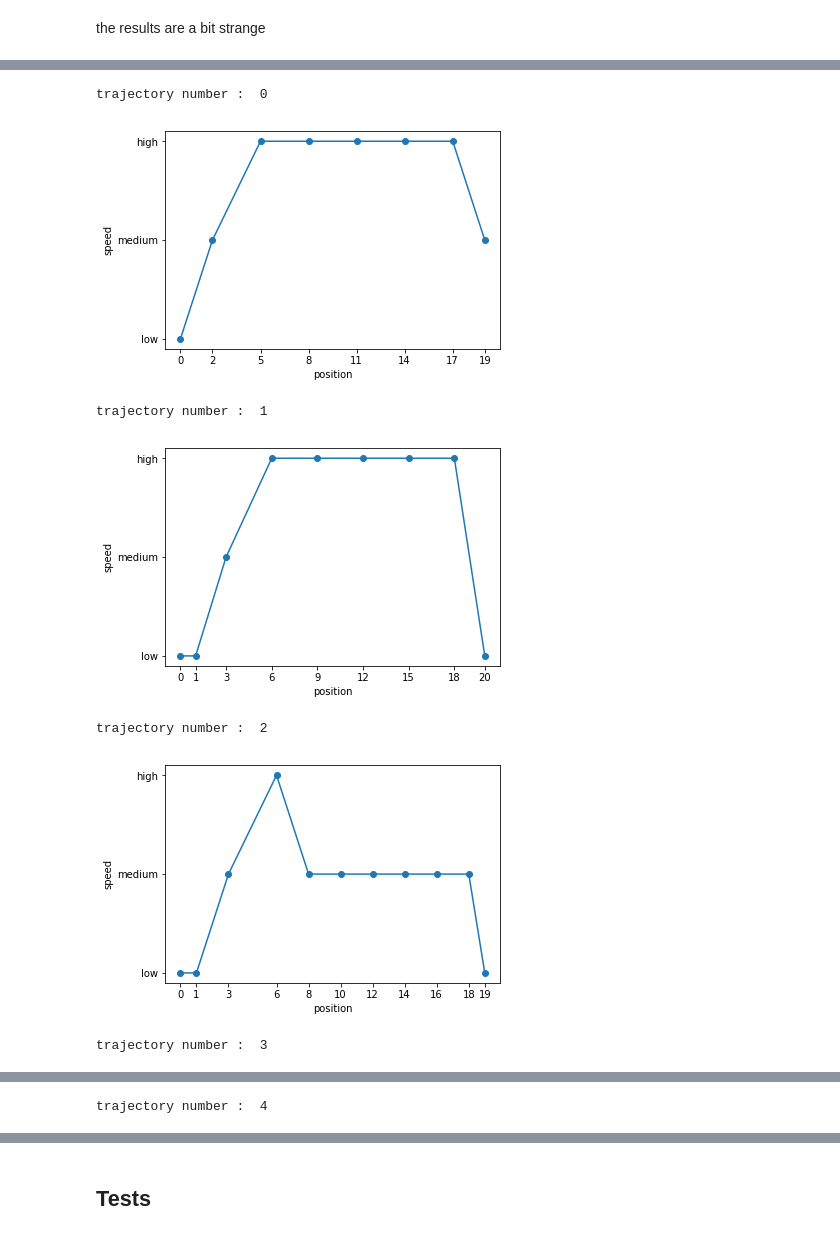
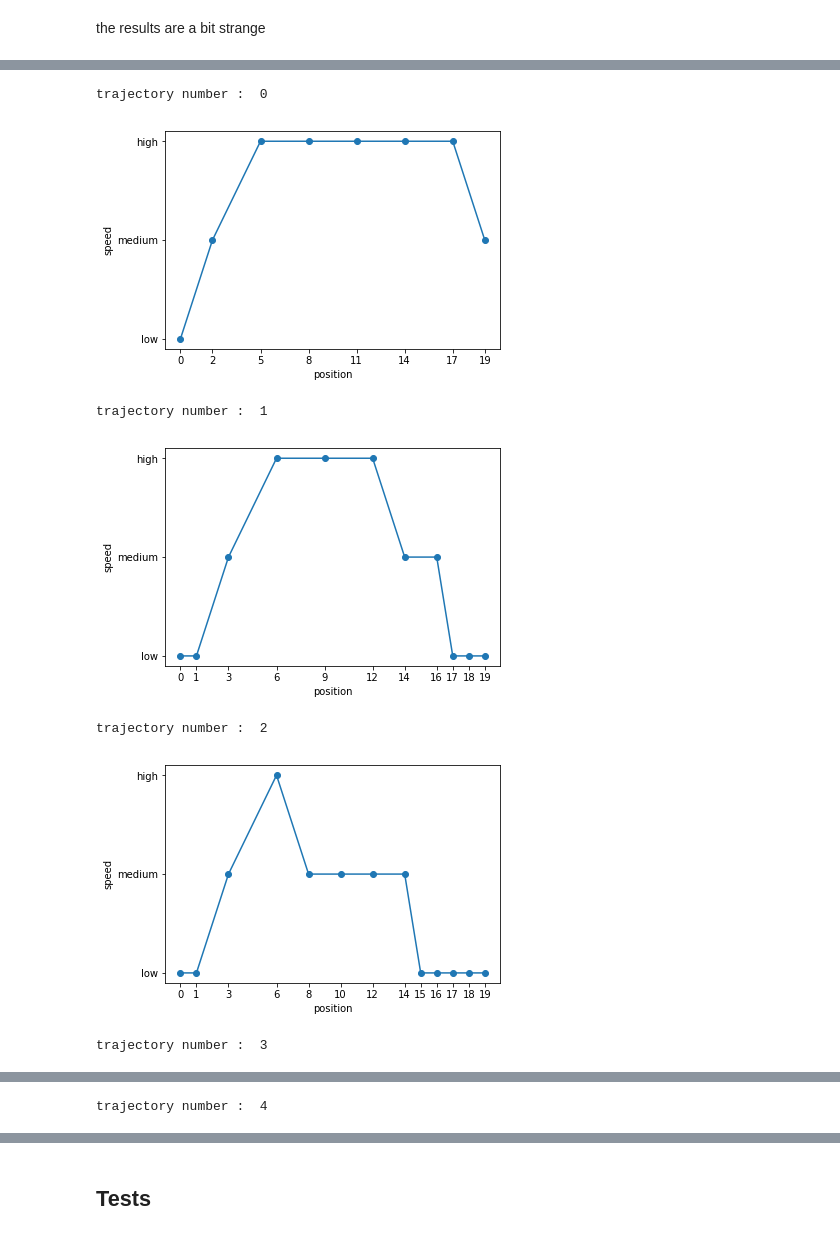
Before and after one commit to jonasracine/RL_sandbox, a Jupyter notebook: street_racer.ipynb, the cells around one changed output, grey strips where cells are left out. Saved outputs shown, nothing was run; the diff lists cells and outputs as text; code cells hidden in the pictures.

```diff
--- a/street_racer.ipynb
+++ b/street_racer.ipynb
@@ -604,6 +604,6 @@ while not policy_stable and iterations < 100 :
     #print(iterations)
 # %%
 for index,trajectory in enumerate(trajectories_test_rand) :
-    print_trajectory(trajectory,False,True,str(index))
+    print_trajectory(trajectory,True,True,str(index))
     print("trajectory number : ", index )
 # %% [output]
@@ -611,7 +611,7 @@ for index,trajectory in enumerate(trajectories_test_rand) :
 trajectory number :  0
 [figure]
 trajectory number :  1
-[figure, old version]
+[figure, new version]
 trajectory number :  2
-[figure, old version]
+[figure, new version]
 trajectory number :  3
```
Also changed, not shown: parts of 3 cells of this notebook, 21 other files.
